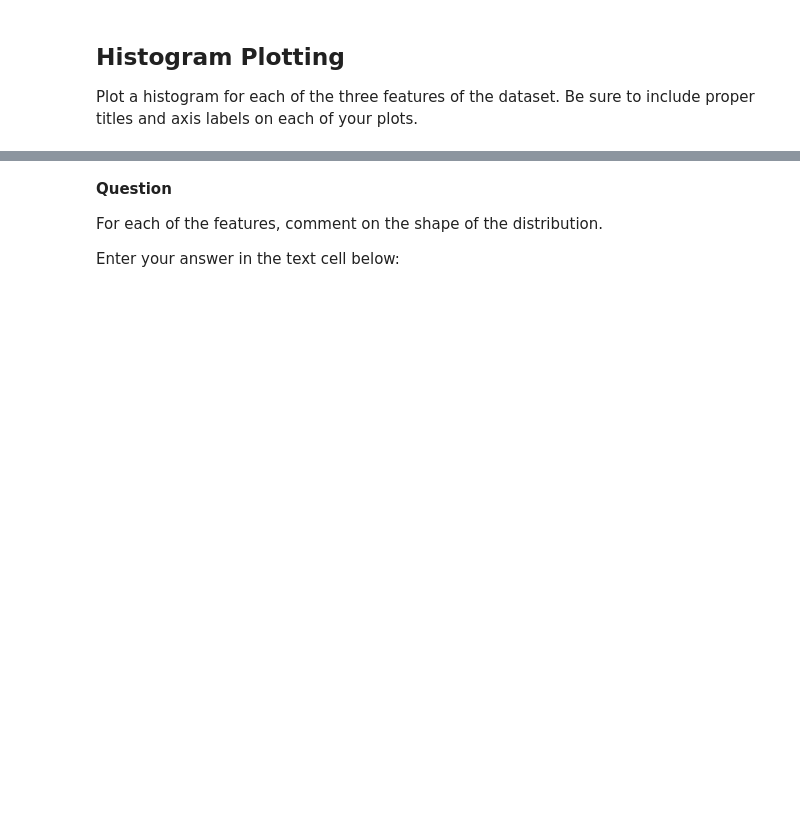
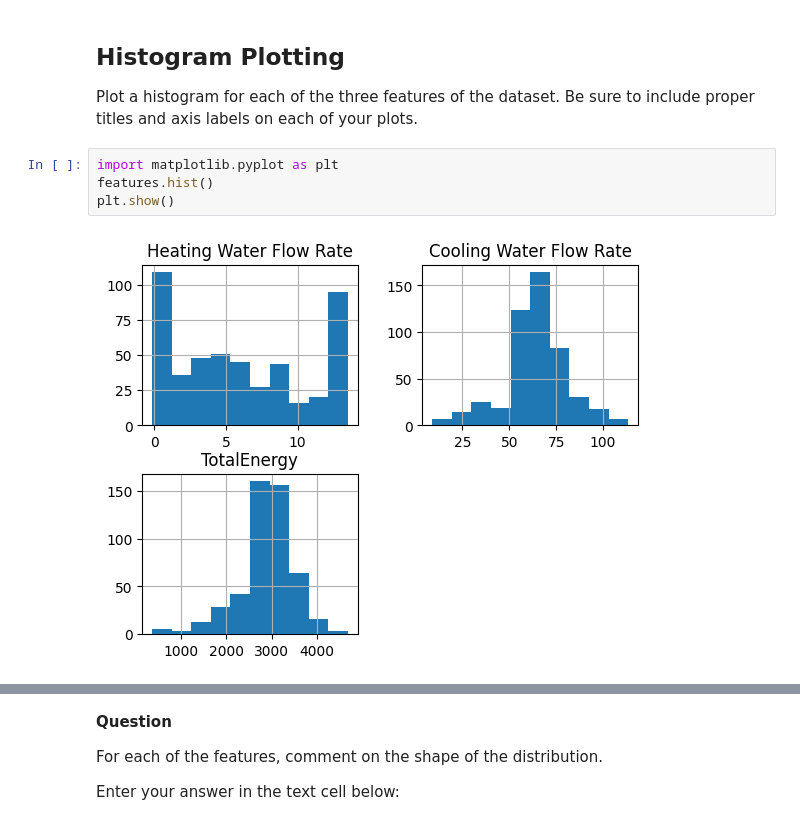
Before and after one commit to ncat-morrow/isen-project-1-loading, a Jupyter notebook: ISEN_370_Project_1_Assignment.ipynb, the cells around one changed output, grey strips where cells are left out. Saved outputs shown, nothing was run; the diff lists cells and outputs as text; blank space fills up the shorter version.

```diff
--- a/ISEN_370_Project_1_Assignment.ipynb
+++ b/ISEN_370_Project_1_Assignment.ipynb
@@ -56,3 +68,9 @@ hint: use describe() function.
 # %% [markdown]
 ## Histogram Plotting
 Plot a histogram for each of the three features of the dataset. Be sure to include proper titles and axis labels on each of your plots.
+# %%
+import matplotlib.pyplot as plt
+features.hist()
+plt.show()
+# %% [output]
+[figure, added]
```
Also changed, not shown: parts of 4 cells of this notebook.
